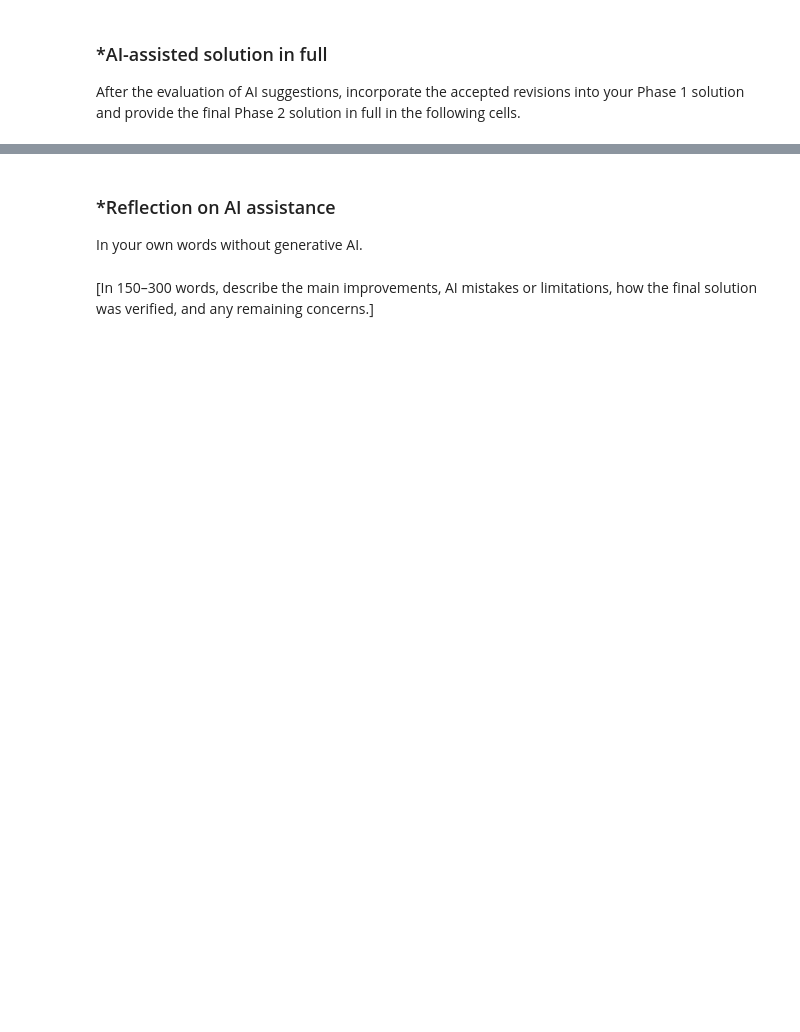
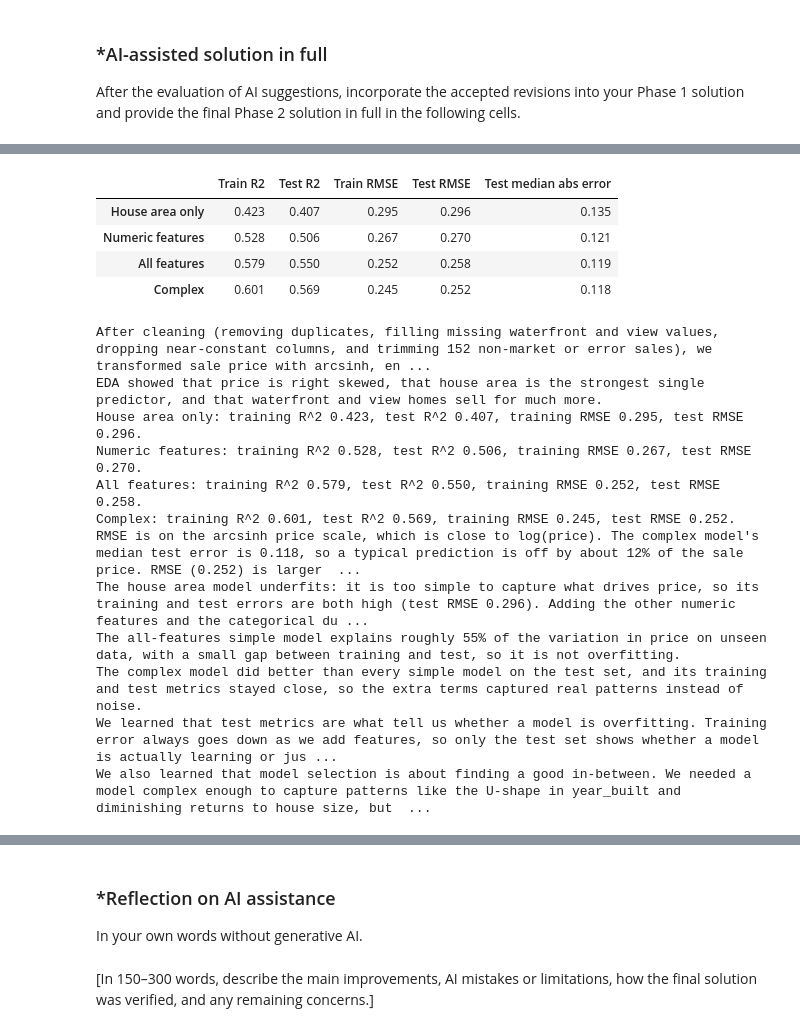
Before and after one commit to Vincent-L0/L02-hedonic-pricing, a Jupyter notebook: notebook_(1).ipynb, the cells around one changed output, grey strips where cells are left out. Saved outputs shown, nothing was run; the diff lists cells and outputs as text; code cells hidden in the pictures; blank space fills up the shorter version.

```diff
--- a/notebook_(1).ipynb
+++ b/notebook_(1).ipynb
@@ -398,0 +837,42 @@ After the evaluation of AI suggestions, incorporate the accepted revisions into
+# %%
+# 7 Summarize your results from 1 to 6. Have you learned anything about overfitting and underfitting, or model selection?
+summary_table = pd.DataFrame(results).T
+display(summary_table.round(3))
+
+area_r, complex_r = results["House area only"], results["Complex"]
+print(f"After cleaning (removing duplicates, filling missing waterfront and view values, dropping near-constant columns, and trimming {n_trimmed} non-market or error sales), "
+      f"we transformed sale price with arcsinh, encoded the categorical variables as dummies, and used an 80/20 train-test split.")
+print("EDA showed that price is right skewed, that house area is the strongest single predictor, and that waterfront and view homes sell for much more.")
+for name, r in results.items():
+    print(f"{name}: training R^2 {r['Train R2']:.3f}, test R^2 {r['Test R2']:.3f}, training RMSE {r['Train RMSE']:.3f}, test RMSE {r['Test RMSE']:.3f}.")
+
+print(f"RMSE is on the arcsinh price scale, which is close to log(price). The complex model's median test error is {complex_r['Test median abs error']:.3f}, "
+      f"so a typical prediction is off by about {np.exp(complex_r['Test median abs error']) - 1:.0%} of the sale price. "
+      f"RMSE ({complex_r['Test RMSE']:.3f}) is larger because squaring gives a few badly predicted sales a lot of weight.")
+print(f"The house area model underfits: it is too simple to capture what drives price, so its training and test errors are both high (test RMSE {area_r['Test RMSE']:.3f}). "
+      "Adding the other numeric features and the categorical dummies lowered the error on both sets.")
+print(f"The all-features simple model explains roughly {results['All features']['Test R2']:.0%} of the variation in price on unseen data, with a small gap between training and test, so it is not overfitting.")
+print("The complex model did better than every simple model on the test set, and its training and test metrics stayed close, so the extra terms captured real patterns instead of noise.")
+print("We learned that test metrics are what tell us whether a model is overfitting. Training error always goes down as we add features, so only the test set shows whether a model is actually learning or just memorizing the training data.")
+print("We also learned that model selection is about finding a good in-between. We needed a model complex enough to capture patterns like the U-shape in year_built and diminishing returns to house size, "
+      "but we limited the squares and interactions to the numeric features instead of every column to avoid overfitting.")
+
+# %%
+# %% [output]
+|  | Train R2 | Test R2 | Train RMSE | Test RMSE | Test median abs error |
+| House area only | 0.423 | 0.407 | 0.295 | 0.296 | 0.135 |
+| Numeric features | 0.528 | 0.506 | 0.267 | 0.270 | 0.121 |
+| All features | 0.579 | 0.550 | 0.252 | 0.258 | 0.119 |
+| Complex | 0.601 | 0.569 | 0.245 | 0.252 | 0.118 |
+After cleaning (removing duplicates, filling missing waterfront and view values, dropping near-constant columns, and trimming 152 non-market or error sales), we transformed sale price with arcsinh, en ...
+EDA showed that price is right skewed, that house area is the strongest single predictor, and that waterfront and view homes sell for much more.
+House area only: training R^2 0.423, test R^2 0.407, training RMSE 0.295, test RMSE 0.296.
+Numeric features: training R^2 0.528, test R^2 0.506, training RMSE 0.267, test RMSE 0.270.
+All features: training R^2 0.579, test R^2 0.550, training RMSE 0.252, test RMSE 0.258.
+Complex: training R^2 0.601, test R^2 0.569, training RMSE 0.245, test RMSE 0.252.
+RMSE is on the arcsinh price scale, which is close to log(price). The complex model's median test error is 0.118, so a typical prediction is off by about 12% of the sale price. RMSE (0.252) is larger  ...
+The house area model underfits: it is too simple to capture what drives price, so its training and test errors are both high (test RMSE 0.296). Adding the other numeric features and the categorical du ...
+The all-features simple model explains roughly 55% of the variation in price on unseen data, with a small gap between training and test, so it is not overfitting.
+The complex model did better than every simple model on the test set, and its training and test metrics stayed close, so the extra terms captured real patterns instead of noise.
+We learned that test metrics are what tell us whether a model is overfitting. Training error always goes down as we add features, so only the test set shows whether a model is actually learning or jus ...
+We also learned that model selection is about finding a good in-between. We needed a model complex enough to capture patterns like the U-shape in year_built and diminishing returns to house size, but  ...
```
Also changed, not shown: parts of 19 cells of this notebook.
